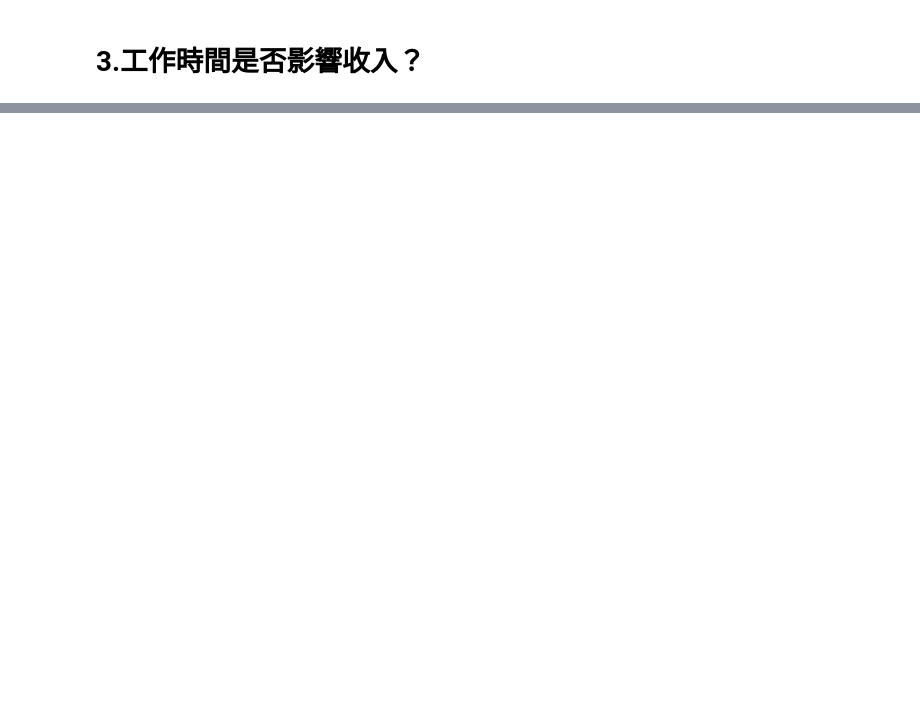
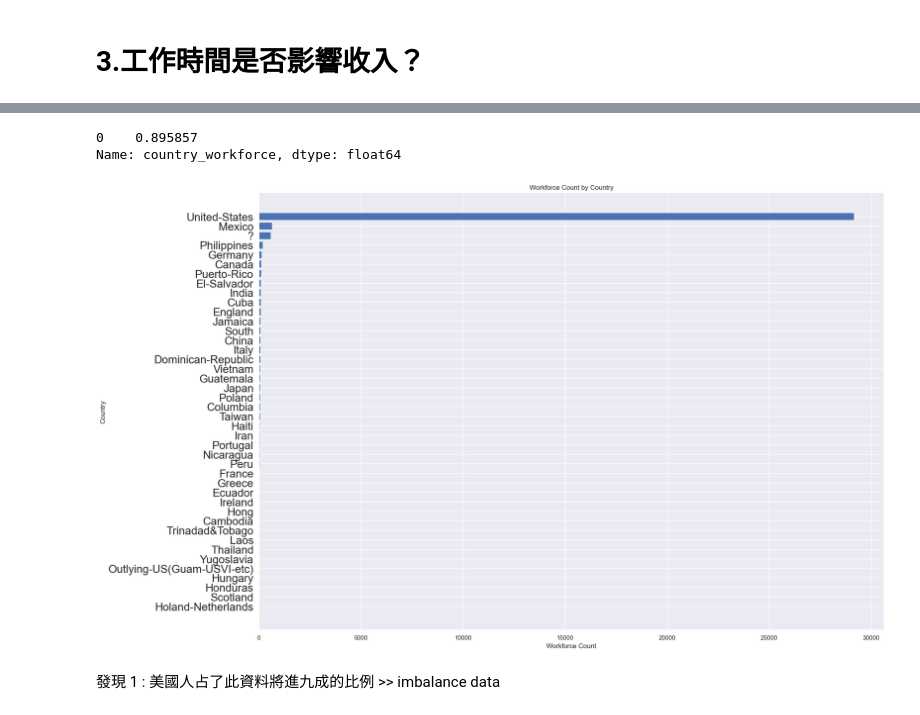
Before and after one commit to bomb1000/PL, a Jupyter notebook: PL_HW2/HW2.ipynb, the cells around one changed output, grey strips where cells are left out. Cells and saved outputs as stored; diff of their text form; code cells hidden in the pictures; blank space fills up the shorter version.

```diff
--- a/PL_HW2/HW2.ipynb
+++ b/PL_HW2/HW2.ipynb
@@ -149,0 +176,15 @@ sns.violinplot(data=data, x="income", y="hours_per_week", hue="sex", split=True,
+# %%
+# 記錄被修剪的列
+trimmed_columns = []
+
+# 對 DataFrame 中的每一列應用 str.strip() 方法
+for col in data.columns:
+    if data[col].dtype == 'object':  # 僅處理對象類型的列（字符串列）
+        data[col] = data[col].str.strip()
+        trimmed_columns.append(col)
+
+# # 打印處理後的 DataFrame 和被修剪的列
+# print("Trimmed DataFrame:")
+# print(data)
+# print("\nTrimmed columns:")
+# print(trimmed_columns)
@@ -149,0 +230,11 @@ sns.violinplot(data=data, x="income", y="hours_per_week", hue="sex", split=True,
+# %%
+# 首先，根據 'native_country' 列計算每個國家的工作人口
+workforce_count = data.groupby('native_country')['race'].count()
+
+# 然後，使用 'map' 方法將這些計數回填到原始數據集的新列 'country_workforce' 中
+data['country_workforce'] = data['native_country'].map(workforce_count)
+
+# 檢視 'native_country' 和 'country_workforce' 列的唯一值組合
+unique_combinations = data[['native_country', 'country_workforce']].drop_duplicates()
+unique_combinations = unique_combinations.sort_values(by='country_workforce', ascending=False)
+print(unique_combinations)
@@ -149,0 +259,31 @@ sns.violinplot(data=data, x="income", y="hours_per_week", hue="sex", split=True,
+# %%
+US_workforce_proportion = (
+    unique_combinations[unique_combinations['native_country']=='United-States']['country_workforce']/
+    unique_combinations['country_workforce'].sum()
+)
+print(US_workforce_proportion)
+# %% [output]
+0    0.895857
+Name: country_workforce, dtype: float64
+# %%
+import pandas as pd
+import matplotlib.pyplot as plt
+import seaborn as sns
+
+# 設置 Seaborn 風格
+sns.set()
+
+# 绘制横向柱状图，并按大小顺序排序
+unique_combinations = unique_combinations.sort_values(by='country_workforce', ascending=True)
+plt.figure(figsize=(20, 12))
+plt.barh(unique_combinations['native_country'], unique_combinations['country_workforce'])
+plt.xlabel('Workforce Count')
+plt.ylabel('Country')
+plt.title('Workforce Count by Country')
+plt.yticks(fontsize=20)
+plt.tight_layout()  # 自动调整子图参数，使之填充整个图像区域并避免“挤压”
+plt.show()
+# %% [output]
+[figure, added]
+# %% [markdown]
+發現 1 : 美國人占了此資料將進九成的比例 >> imbalance data
```
Also changed, not shown: parts of 28 cells of this notebook.
